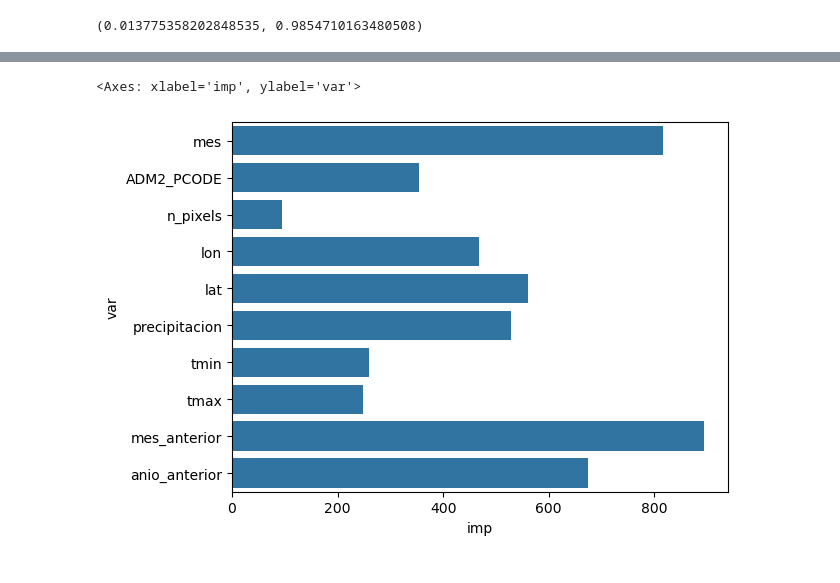
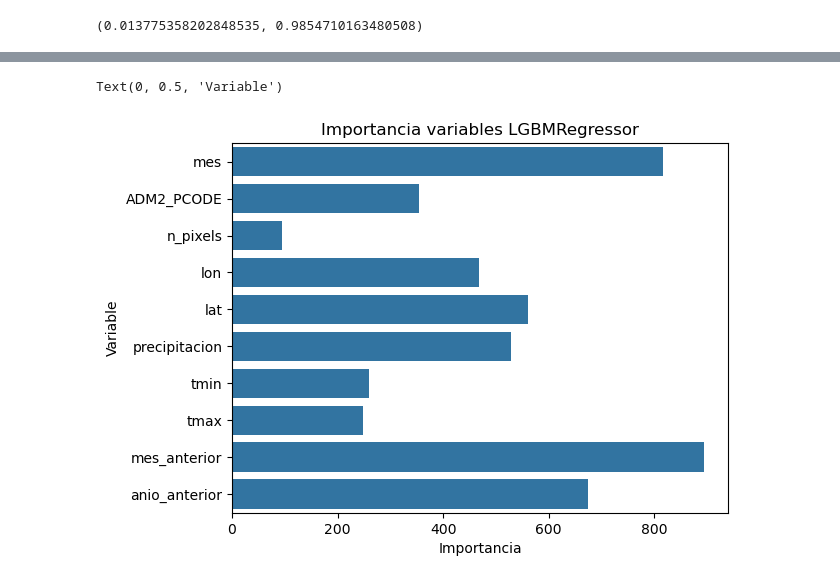
Before and after one commit to ManuelAlejandroMartinezFlores/ProyectoMineria, a Jupyter notebook: modelos.ipynb, the cells around one changed output, grey strips where cells are left out. Cells and saved outputs as stored; diff of their text form; code cells hidden in the pictures.

```diff
--- a/modelos.ipynb
+++ b/modelos.ipynb
@@ -320,6 +420,9 @@ plt.plot([ytest.min(), ytest.max()], [ytest.min(), ytest.max()], "k")
 # %%
 imp = pd.DataFrame({"var": Xtrain.columns, "imp": lg.feature_importances_})
 sns.barplot(imp, x="imp", y="var")
+plt.title("Importancia variables LGBMRegressor")
+plt.xlabel("Importancia")
+plt.ylabel("Variable")
 # %% [output]
-<Axes: xlabel='imp', ylabel='var'>
+Text(0, 0.5, 'Variable')
-[figure, old version]
+[figure, new version]
```
Also changed, not shown: parts of 33 cells of this notebook, 4 other files.
